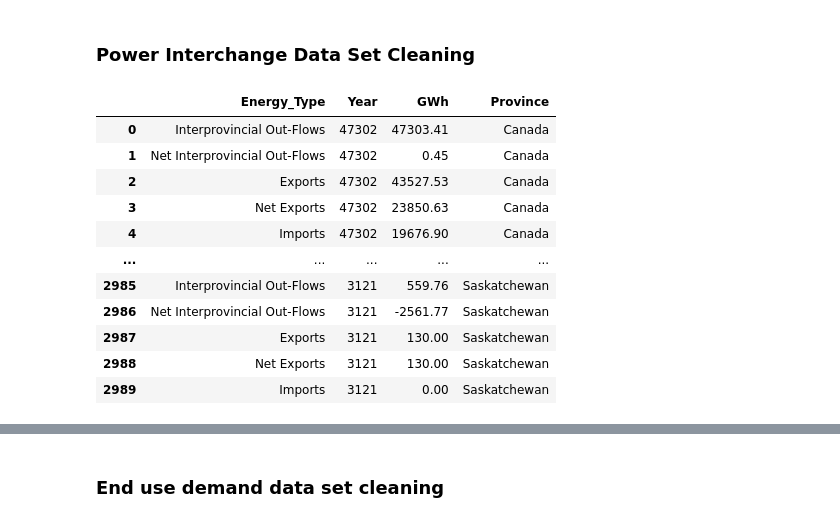
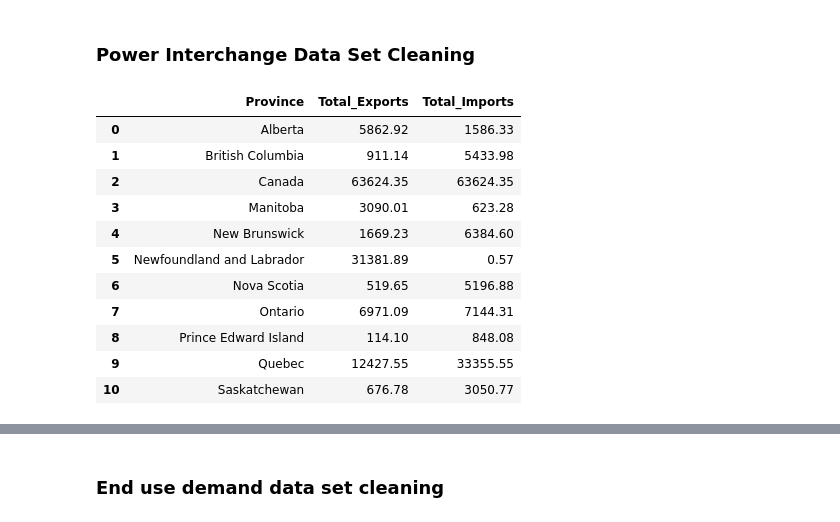
Before and after one commit to wross9959/Canada_Energy_Project, a Jupyter notebook: notebooks/energy_analysis.ipynb, the cells around one changed output, grey strips where cells are left out. Cells and saved outputs as stored; diff of their text form; code cells hidden in the pictures.

Commit message:
Cleaning up the Jupiter notebook

```diff
--- a/notebooks/energy_analysis.ipynb
+++ b/notebooks/energy_analysis.ipynb
@@ -153,19 +155,19 @@ plt.show()
 # List of provinces to include
 # Uncomment the provinces you want to plot
 provinces_to_plot = [
-    # "Newfoundland and Labrador",
-    # "Prince Edward Island",
-    # "Nova Scotia",
+    "Newfoundland and Labrador",
+    "Prince Edward Island",
+    "Nova Scotia",
     "New Brunswick",
     "Quebec",
-    # "Ontario",
-    # "Manitoba",
+    "Ontario",
+    "Manitoba",
     "Alberta",
-    # "British Columbia",
-    # "Saskatchewan",
-    # "Yukon",
-    # "Northwest Territories",
-    # "Nunavut",
+    "British Columbia",
+    "Saskatchewan",
+    "Yukon",
+    "Northwest Territories",
+    "Nunavut",
     # "Canada",  # Uncomment if you also want to show national level here
 ]
 
@@ -279,39 +291,52 @@ plt.show()
 # %%
 # Im gonna reuse the same function as well
 interchange_df = pd.read_excel(Electricity_Interchange_Data_Path)
 provinces_interchange = {
-    "Canada": 5,
-    "Newfoundland and Labrador": 14,
-    "Prince Edward Island": 23,
-    "Nova Scotia": 32,
-    "New Brunswick": 41,
-    "Quebec": 50,
-    "Ontario": 59,
-    "Manitoba": 68,
-    "Alberta": 77,
-    "British Columbia": 86,
-    "Saskatchewan": 95,
+    "Canada": 4,
+    "Newfoundland and Labrador": 13,
+    "Prince Edward Island": 22,
+    "Nova Scotia": 31,
+    "New Brunswick": 40,
+    "Quebec": 49,
+    "Ontario": 58,
+    "Manitoba": 67,
+    "Alberta": 76,
+    "British Columbia": 85,
+    "Saskatchewan": 94,
 }
 
 all_province_interchange_data = []
 for province, start_row in provinces_interchange.items():
     clean_interchange_block = clean_generation(interchange_df, start_row, province)
     all_province_interchange_data.append(clean_interchange_block)
 
 interchange_clean = pd.concat(all_province_interchange_data, ignore_index=True)
-display(interchange_clean)
 
-interchange_clean
+
+
+
+# National stuff
+# interchange_exports = get_total_national_exports(interchange_clean, year=2025)
+# interchange_imports = get_total_national_imports(interchange_clean, year=2025)
+# merged_interchange = pd.merge(interchange_exports, interchange_imports, on="Province", how="outer")
+
+# Provincial stuff
+# interchange_exports = get_total_provincal_exports(interchange_clean, year=2025)
+# interchange_imports = get_total_provincal_imports(interchange_clean, year=2025)
+# merged_interchange = pd.merge(interchange_exports, interchange_imports, on="Province", how="outer")
+
+
+display(merged_interchange)
 # %% [output]
-|  | Energy_Type | Year | GWh | Province |
-| 0 | Interprovincial Out-Flows | 47302 | 47303.41 | Canada |
-| 1 | Net Interprovincial Out-Flows | 47302 | 0.45 | Canada |
-| 2 | Exports | 47302 | 43527.53 | Canada |
-| 3 | Net Exports | 47302 | 23850.63 | Canada |
-| 4 | Imports | 47302 | 19676.90 | Canada |
-| ... | ... | ... | ... | ... |
-| 2985 | Interprovincial Out-Flows | 3121 | 559.76 | Saskatchewan |
-| 2986 | Net Interprovincial Out-Flows | 3121 | -2561.77 | Saskatchewan |
-| 2987 | Exports | 3121 | 130.00 | Saskatchewan |
-| 2988 | Net Exports | 3121 | 130.00 | Saskatchewan |
-| 2989 | Imports | 3121 | 0.00 | Saskatchewan |
+|  | Province | Total_Exports | Total_Imports |
+| 0 | Alberta | 5862.92 | 1586.33 |
+| 1 | British Columbia | 911.14 | 5433.98 |
+| 2 | Canada | 63624.35 | 63624.35 |
+| 3 | Manitoba | 3090.01 | 623.28 |
+| 4 | New Brunswick | 1669.23 | 6384.60 |
+| 5 | Newfoundland and Labrador | 31381.89 | 0.57 |
+| 6 | Nova Scotia | 519.65 | 5196.88 |
+| 7 | Ontario | 6971.09 | 7144.31 |
+| 8 | Prince Edward Island | 114.10 | 848.08 |
+| 9 | Quebec | 12427.55 | 33355.55 |
+| 10 | Saskatchewan | 676.78 | 3050.77 |
```
Also changed, not shown: parts of 12 cells of this notebook, 1 other file.
